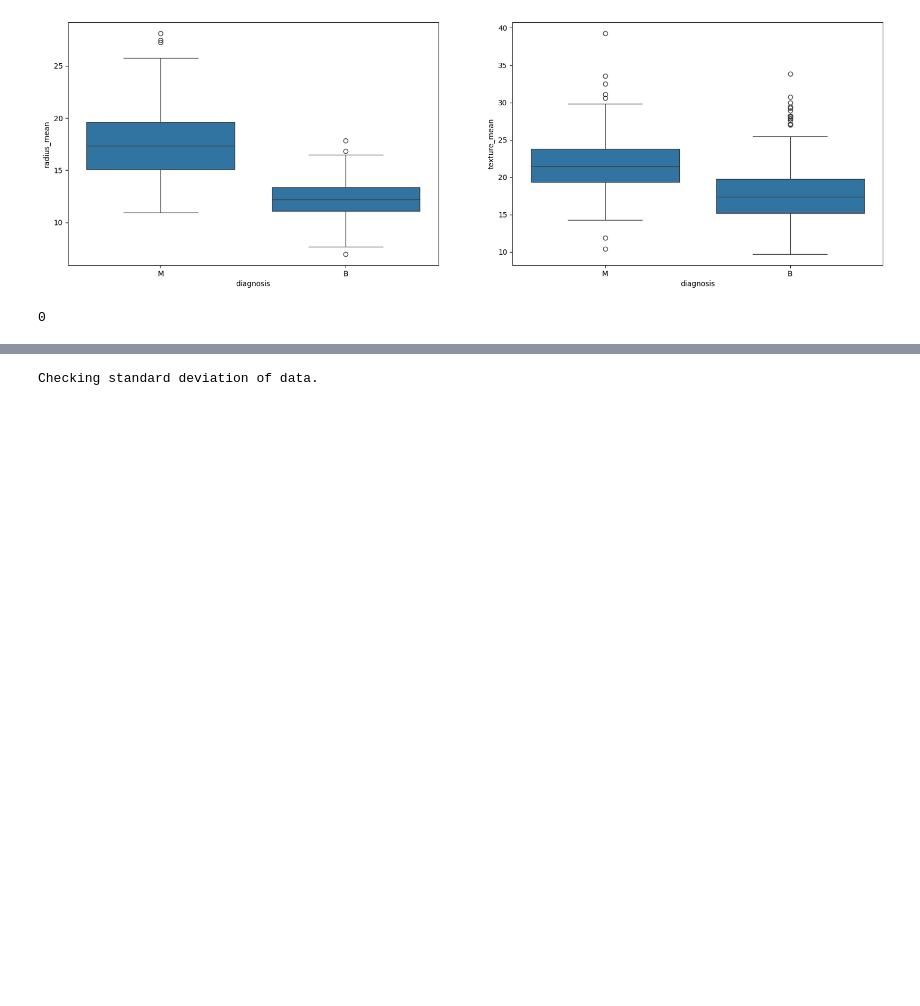
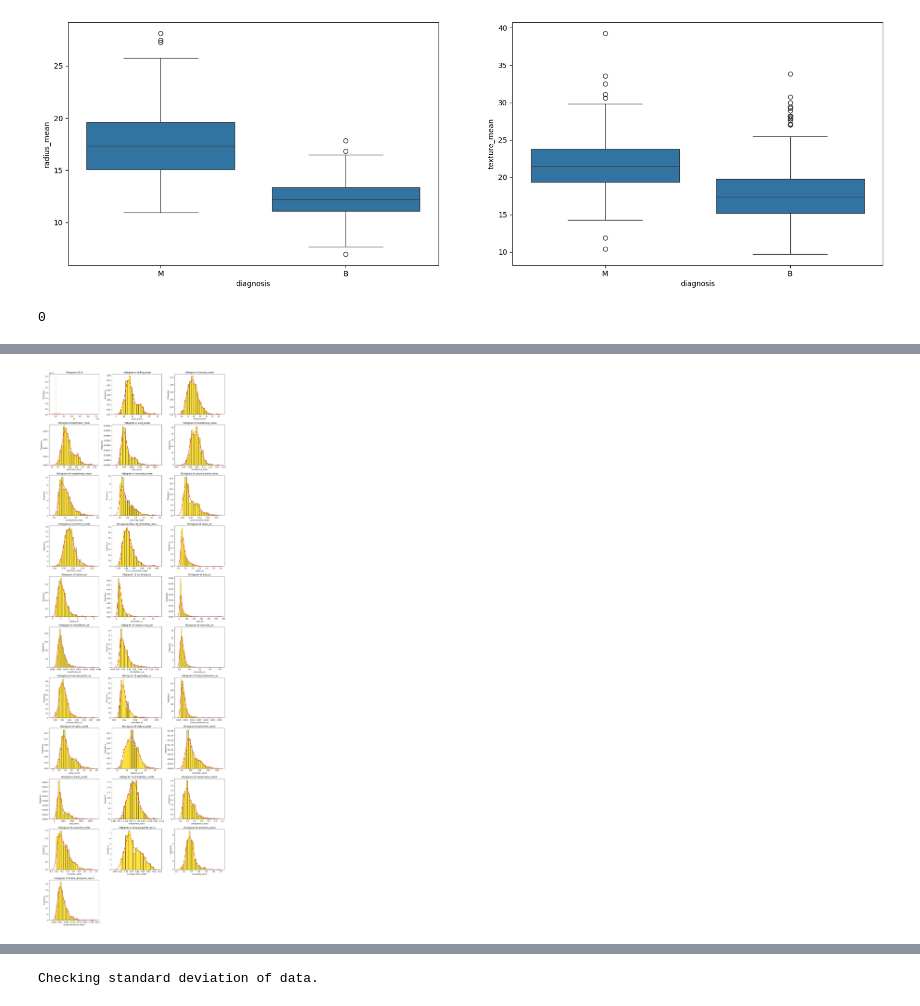
Before and after one commit to AdityaSreevatsaK/DS-ML-Playground, a Jupyter notebook: c. Jupyter Notebooks/Breast Cancer.ipynb, the cells around one changed output, grey strips where cells are left out. Cells and saved outputs as stored; diff of their text form; code cells hidden in the pictures; blank space fills up the shorter version.

```diff
--- a/c. Jupyter Notebooks/Breast Cancer.ipynb
+++ b/c. Jupyter Notebooks/Breast Cancer.ipynb
@@ -266,0 +203,24 @@ for feature in cancer_data.select_dtypes('number').columns:
+# %%
+num_columns = cancer_data.select_dtypes('number').columns
+
+n_cols = 3
+n_rows = (len(num_columns) + n_cols - 1) // n_cols
+
+fig, axes = plt.subplots(n_rows, n_cols, figsize=(15, n_rows * 4))
+
+axes = axes.flatten()
+
+for index, column in enumerate(num_columns):
+    sns.histplot(data=cancer_data[column], ax=axes[index], color='gold', stat='density')
+    sns.kdeplot(data=cancer_data[column], ax=axes[index], color='red')
+    axes[index].set_title(f'Histogram of {column}')
+    axes[index].set_xlabel(column)
+    axes[index].set_ylabel('Frequency')
+
+for j in range(index + 1, len(axes)):
+    axes[j].set_visible(False)
+
+plt.tight_layout()
+plt.show()
+# %% [output]
+[figure, added]
```
Also changed, not shown: parts of 7 cells of this notebook, 1 other file.
